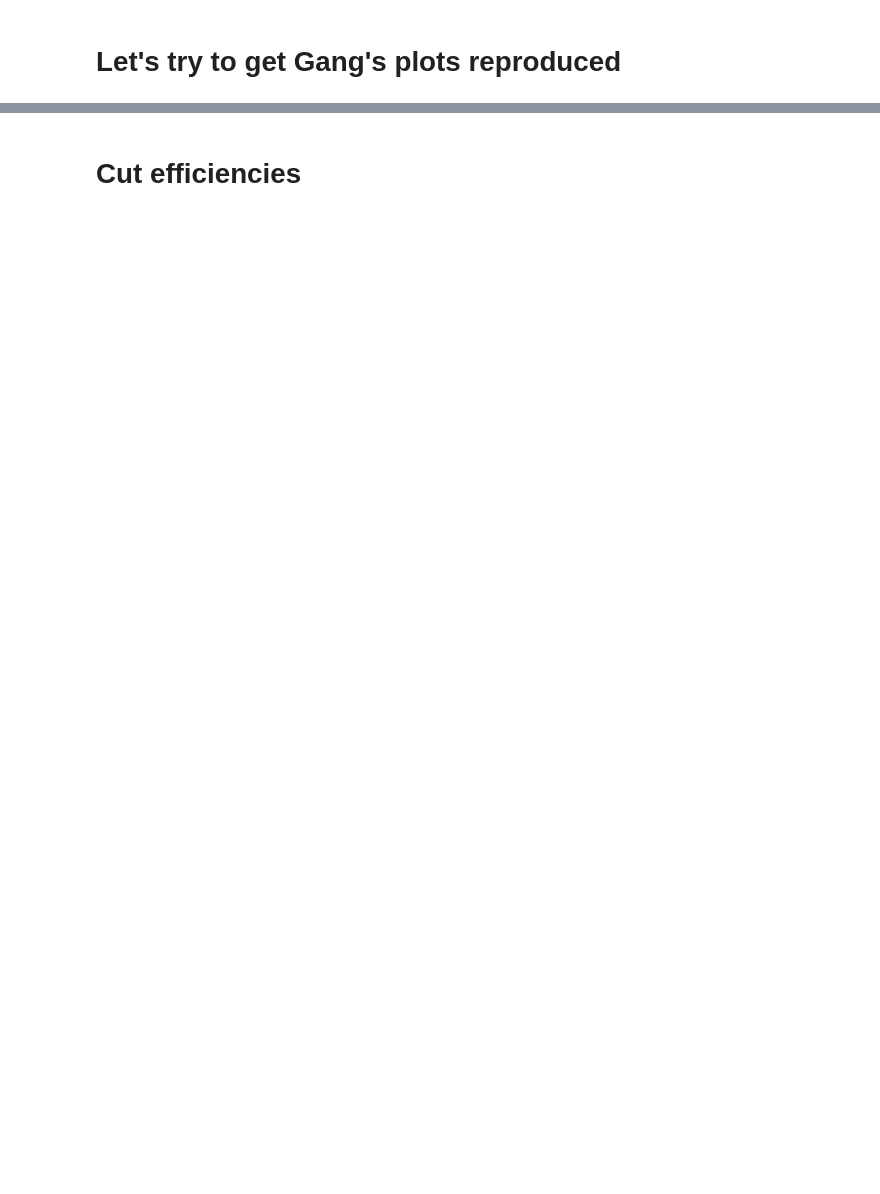
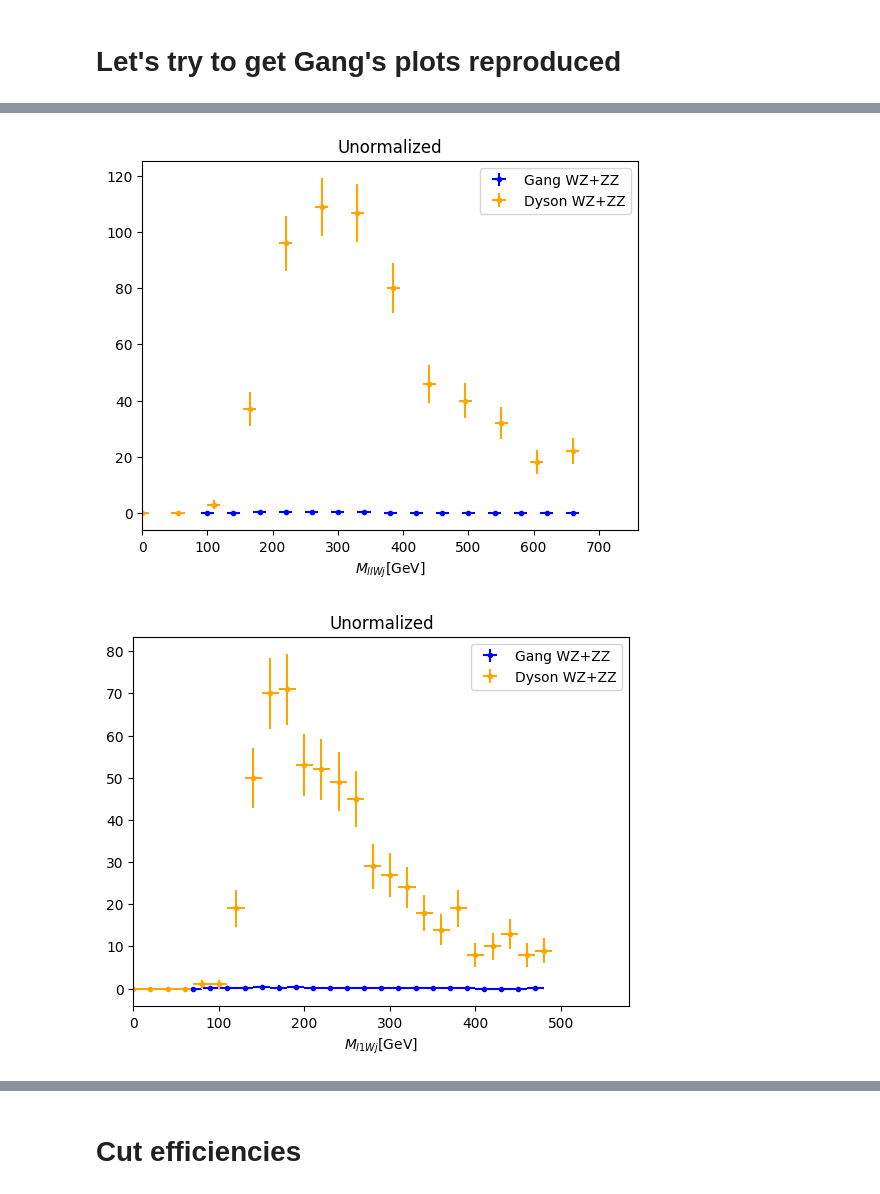
Before and after one commit to dysontk/LFVLNV, a Jupyter notebook: AnalysisAndSuch/Histos.ipynb, the cells around one changed output, grey strips where cells are left out. Saved outputs shown, nothing was run; the diff lists cells and outputs as text; code cells hidden in the pictures; blank space fills up the shorter version.

```diff
--- a/AnalysisAndSuch/Histos.ipynb
+++ b/AnalysisAndSuch/Histos.ipynb
@@ -200,0 +191,77 @@ for dg in GangdatGroups:
+# %%
+GangFileTags = {'ll':'MllW_',
+                 'l1':'Ml1W_',
+                 'l2':'Ml2W_'}
+CMSFileTags = {'ll': 'mllW_',
+               'l1': 'ml1W_',
+               'l2': 'ml2W_'}
+plotTitles = {'ll': '$M_{llWj}$',
+              'l1': '$M_{l1Wj}$',
+              'l2': '$M_{l2Wj}$'}
+plot_lc = {'diboson': {'label':'WZ+ZZ', 'color':'blue', 'CMScolor':'green'},
+               'JF': {'label':'ttbarJF+W3j', 'color':'blue', 'CMScolor':'green'}}
+
+CMS_linspaces = {'ll': np.linspace(100, 660, 15),
+                 'l1': np.linspace(70, 480, 21),
+                 'l2': np.linspace(30, 350, 17)}
+GangdatGroups = {'diboson': ['WZ', 'ZZ'], 'JF': ['ttbarJF', 'W3j']}
+MydatGroups = {'diboson': ['WZ2j', 'ZZ2j'], 'JF': ['ttbar', 'W3j']}
+gang_paths = {'diboson':'prompt_NR_highSR1/',
+              'JF': 'jetfake_NR_highSR1/'}
+my_start_dir = f'/Users/dysonk/Work/Good comparisons/{'muAnde' if mu_allowed else 'just_ee'}/AnalysisOutput/'
+my_FileTags = {'ll': 'Mass_2jW2l',
+               'l1': 'Mass_2jW1l0',
+               'l2': 'Mass_2jW1l1'}
+
+my_scale_factor = {'ZZ2j': 1,
+                 'WZ2j': 1,
+                 'ttbar': 1,
+                 'W3j': 1}
+# my_scale_factor = {'ZZ2j': 301.185e-2,
+#                  'WZ2j': 215.361e-2,
+#                  'ttbar': 82.2581/2,
+#                  'W3j': 707.111e-2}
+for dg in GangdatGroups:
+    init_dir = path_to_Gang+gang_paths[dg]
+
+    for htyp in GangFileTags:
+        is_dibson = True if dg=='diboson' else False
+        # print(is_dibson)
+        fig, axes = plt.subplots()
+        dattypes = GangdatGroups[dg]
+        GangFileNames = {dtyp: file_path_formatting(init_dir, GangFileTags[htyp], dtyp, is_dibson) for dtyp in dattypes}
+        # print(GangFileNames)
+        datas = {dtyp: get_data(GangFileNames[dtyp]) for dtyp in dattypes}
+        efficiencies = {dtyp: file_path_formatting(init_dir, GangFileTags[htyp], dtyp, is_dibson) for dtyp in dattypes}
+        theseMasses = np.sum(np.array([datas[dt] for dt in datas]), axis=0)
+        Mass_range = get_data(GangFileNames[GangdatGroups[dg][0]], importantColumn=0)
+        axes.set_xlabel(plotTitles[htyp]+'[GeV]')
+        axes.errorbar(Mass_range, theseMasses, xerr=10, yerr=(theseMasses)**(1/2), label = 'Gang '+plot_lc[dg]['label'], color=plot_lc[dg]['color'], fmt='.')
+
+
+        CMS_to_plot = get_data(init_dir+CMSFileTags[htyp]+'3.dat') - get_data(init_dir+CMSFileTags[htyp]+'1.dat')
+        CMS_nEvents = np.sum(CMS_to_plot)
+        # axes.scatter(CMS_linspaces[htyp], CMS_to_plot, label='1806.10905', color=plot_lc[dg]['CMScolor'])
+        # axes.errorbar(CMS_linspaces[htyp], CMS_to_plot, xerr = 10, label='1806.10905', color=plot_lc[dg]['CMScolor'], fmt='.')
+        myData = {}
+        my_y = np.zeros(50)
+        myDataPlot = 0
+        for dt in MydatGroups[dg]:
+            myData.update({dt:combineHistos.get_data(dt, my_FileTags[htyp], my_start_dir)})
+        # print(myData[0]['bounds'])
+            my_y = np.linspace(myData[dt]['bounds'][0], myData[dt]['bounds'][1], len(myData[dt]['data']))
+            # (1.3*2.3 if dg=='diboson' else 0.625) *
+            myDataPlot += myData[dt]['data']
+            # print(myDataPlot)
+        # if dg == 'diboson':
+        # print(htyp, " ", dg, " CMS: ", CMS_nEvents)
+        # print(type(myDataPlot))
+        myDataPlot = myDataPlot
+        plt.errorbar(my_y,  myDataPlot, xerr=10, yerr=(myDataPlot)**(1/2), label=f'Dyson {plot_lc[dg]['label']}', color = 'orange', fmt='.')
+
+        axes.set_xlim(0, CMS_linspaces[htyp][-1]+100)
+        axes.set_title("Unormalized")
+        axes.legend()
+# %% [output]
+[figure, added]
+[figure, added]
```
Also changed, not shown: parts of 13 cells of this notebook, 2 other files.
